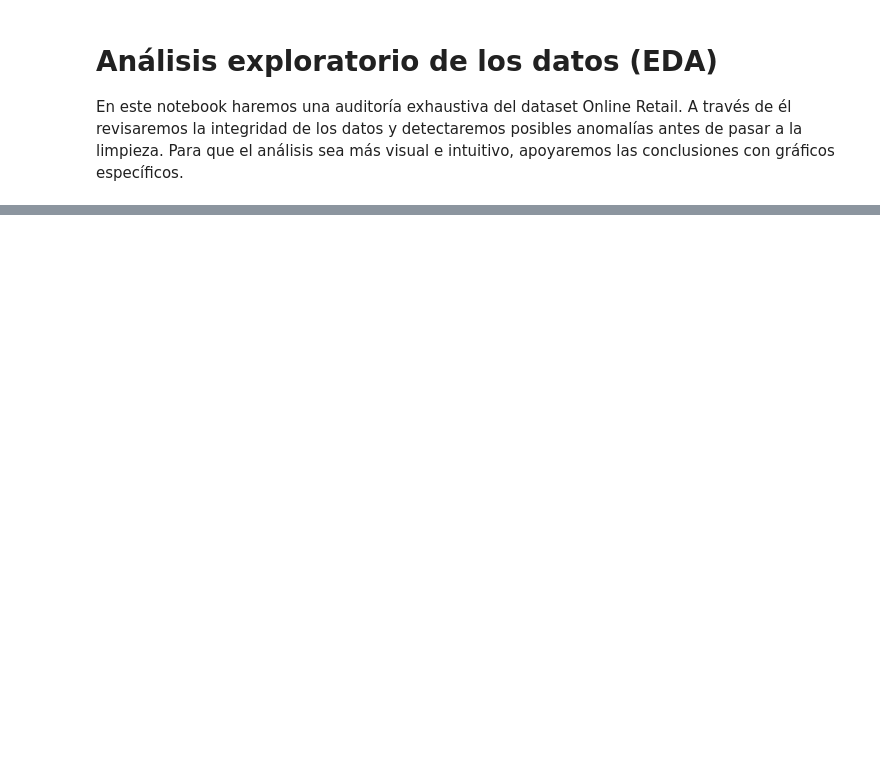
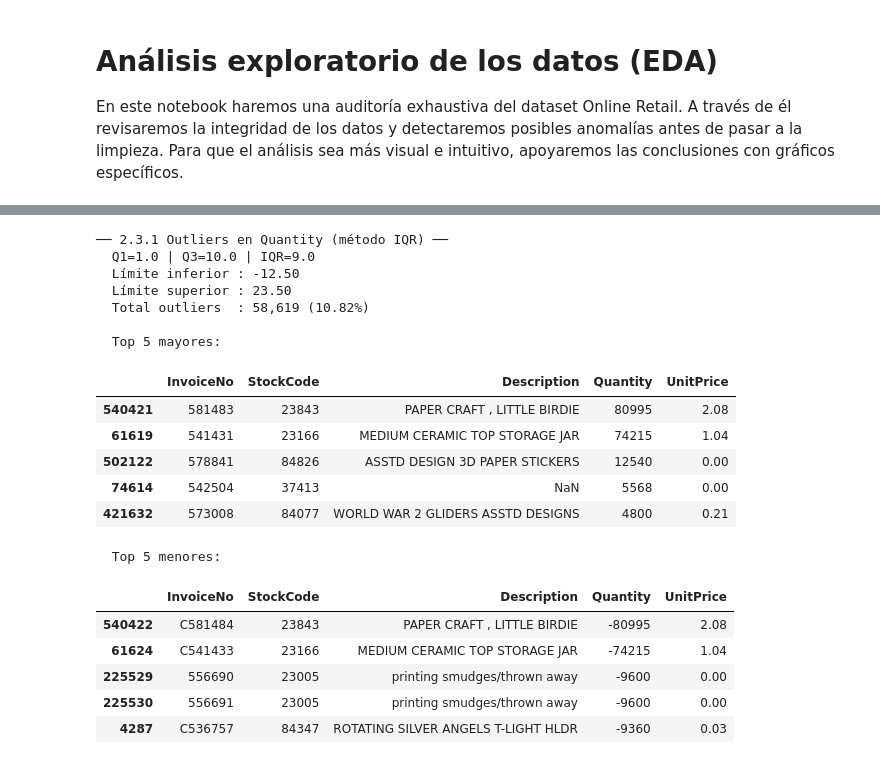
Before and after one commit to ravel01106/proyecto-master-ia-big-data, a Jupyter notebook: notebooks/regression_proyect/analysis/eda_data.ipynb, the cells around one changed output, grey strips where cells are left out. Saved outputs shown, nothing was run; the diff lists cells and outputs as text; code cells hidden in the pictures; blank space fills up the shorter version.

```diff
--- a/notebooks/regression_proyect/analysis/eda_data.ipynb
+++ b/notebooks/regression_proyect/analysis/eda_data.ipynb
@@ -60,0 +187,39 @@ dtype: int64
+# %%
+# 2.3.1 — Outliers en Quantity (método IQR)
+Q1_qty  = df['Quantity'].quantile(0.25)
+Q3_qty  = df['Quantity'].quantile(0.75)
+IQR_qty = Q3_qty - Q1_qty
+lim_inf_qty = Q1_qty - 1.5 * IQR_qty
+lim_sup_qty = Q3_qty + 1.5 * IQR_qty
+outliers_qty = df[(df['Quantity'] < lim_inf_qty) | (df['Quantity'] > lim_sup_qty)]
+
+print('── 2.3.1 Outliers en Quantity (método IQR) ──')
+print(f'  Q1={Q1_qty} | Q3={Q3_qty} | IQR={IQR_qty}')
+print(f'  Límite inferior : {lim_inf_qty:.2f}')
+print(f'  Límite superior : {lim_sup_qty:.2f}')
+print(f'  Total outliers  : {len(outliers_qty):,} ({len(outliers_qty) / len(df) * 100:.2f}%)')
+print('\n  Top 5 mayores:')
+display(df.nlargest(5, 'Quantity')[['InvoiceNo', 'StockCode', 'Description', 'Quantity', 'UnitPrice']])
+print('\n  Top 5 menores:')
+display(df.nsmallest(5, 'Quantity')[['InvoiceNo', 'StockCode', 'Description', 'Quantity', 'UnitPrice']])
+# %% [output]
+── 2.3.1 Outliers en Quantity (método IQR) ──
+  Q1=1.0 | Q3=10.0 | IQR=9.0
+  Límite inferior : -12.50
+  Límite superior : 23.50
+  Total outliers  : 58,619 (10.82%)
+
+  Top 5 mayores:
+|  | InvoiceNo | StockCode | Description | Quantity | UnitPrice |
+| 540421 | 581483 | 23843 | PAPER CRAFT , LITTLE BIRDIE | 80995 | 2.08 |
+| 61619 | 541431 | 23166 | MEDIUM CERAMIC TOP STORAGE JAR | 74215 | 1.04 |
+| 502122 | 578841 | 84826 | ASSTD DESIGN 3D PAPER STICKERS | 12540 | 0.00 |
+| 74614 | 542504 | 37413 | NaN | 5568 | 0.00 |
+| 421632 | 573008 | 84077 | WORLD WAR 2 GLIDERS ASSTD DESIGNS | 4800 | 0.21 |
+  Top 5 menores:
+|  | InvoiceNo | StockCode | Description | Quantity | UnitPrice |
+| 540422 | C581484 | 23843 | PAPER CRAFT , LITTLE BIRDIE | -80995 | 2.08 |
+| 61624 | C541433 | 23166 | MEDIUM CERAMIC TOP STORAGE JAR | -74215 | 1.04 |
+| 225529 | 556690 | 23005 | printing smudges/thrown away | -9600 | 0.00 |
+| 225530 | 556691 | 23005 | printing smudges/thrown away | -9600 | 0.00 |
+| 4287 | C536757 | 84347 | ROTATING SILVER ANGELS T-LIGHT HLDR | -9360 | 0.03 |
```
Also changed, not shown: parts of 27 cells of this notebook, 2 other files.
